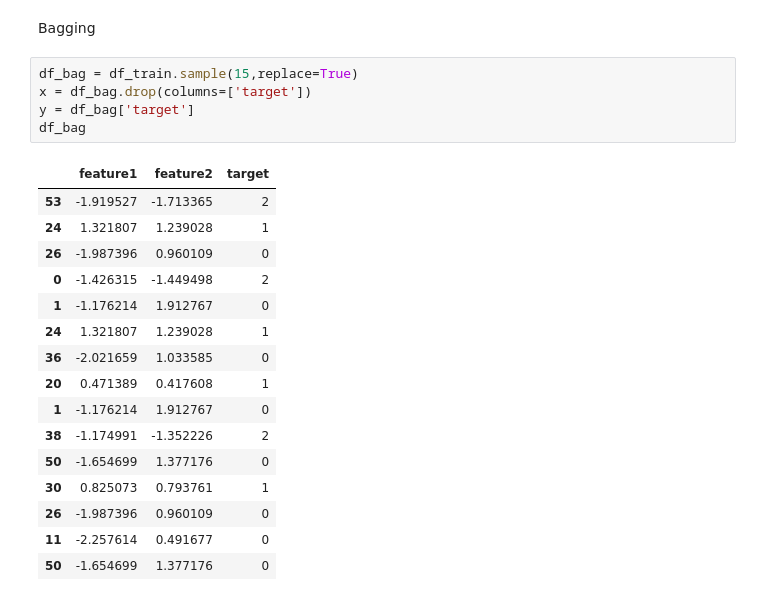
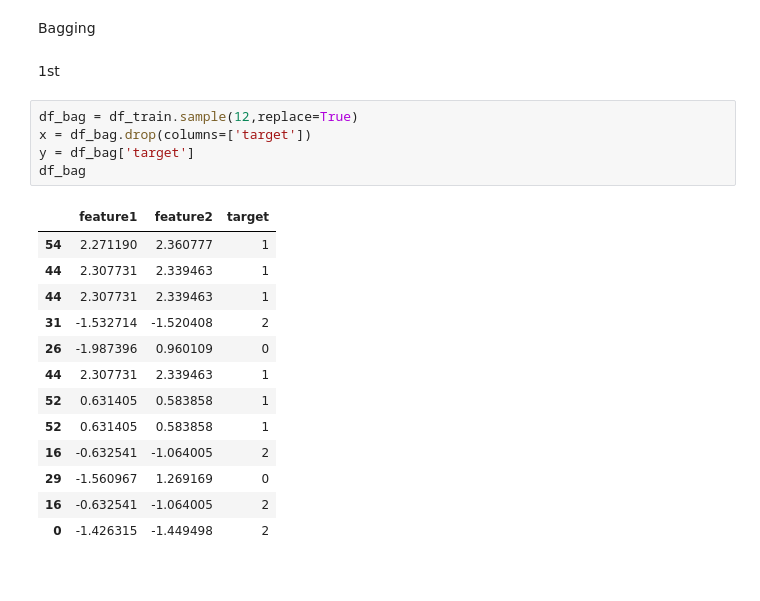
Before and after one commit to Khushi130404/Ensemble-Learning, a Jupyter notebook: Bagging_Ensemble/bagging_learning.ipynb, the cells around one changed output. Saved outputs shown, nothing was run; the diff lists cells and outputs as text.

```diff
--- a/Bagging_Ensemble/bagging_learning.ipynb
+++ b/Bagging_Ensemble/bagging_learning.ipynb
@@ -51,28 +51,27 @@ def evaluate(clf,x,y):
     print(accuracy_score(y_test,y_pred))
 # %% [markdown]
 Bagging
+# %% [markdown]
+1st
 # %%
-df_bag = df_train.sample(15,replace=True)
+df_bag = df_train.sample(12,replace=True)
 x = df_bag.drop(columns=['target'])
 y = df_bag['target']
 df_bag
 # %% [output]
 |  | feature1 | feature2 | target |
-| 53 | -1.919527 | -1.713365 | 2 |
-| 24 | 1.321807 | 1.239028 | 1 |
+| 54 | 2.271190 | 2.360777 | 1 |
+| 44 | 2.307731 | 2.339463 | 1 |
+| 44 | 2.307731 | 2.339463 | 1 |
+| 31 | -1.532714 | -1.520408 | 2 |
 | 26 | -1.987396 | 0.960109 | 0 |
+| 44 | 2.307731 | 2.339463 | 1 |
+| 52 | 0.631405 | 0.583858 | 1 |
+| 52 | 0.631405 | 0.583858 | 1 |
+| 16 | -0.632541 | -1.064005 | 2 |
+| 29 | -1.560967 | 1.269169 | 0 |
+| 16 | -0.632541 | -1.064005 | 2 |
 | 0 | -1.426315 | -1.449498 | 2 |
-| 1 | -1.176214 | 1.912767 | 0 |
-| 24 | 1.321807 | 1.239028 | 1 |
-| 36 | -2.021659 | 1.033585 | 0 |
-| 20 | 0.471389 | 0.417608 | 1 |
-| 1 | -1.176214 | 1.912767 | 0 |
-| 38 | -1.174991 | -1.352226 | 2 |
-| 50 | -1.654699 | 1.377176 | 0 |
-| 30 | 0.825073 | 0.793761 | 1 |
-| 26 | -1.987396 | 0.960109 | 0 |
-| 11 | -2.257614 | 0.491677 | 0 |
-| 50 | -1.654699 | 1.377176 | 0 |
 # %%
 dt1 = DecisionTreeClassifier()
 evaluate(dt1,x,y)
```
Also changed, not shown: parts of 4 cells of this notebook.
